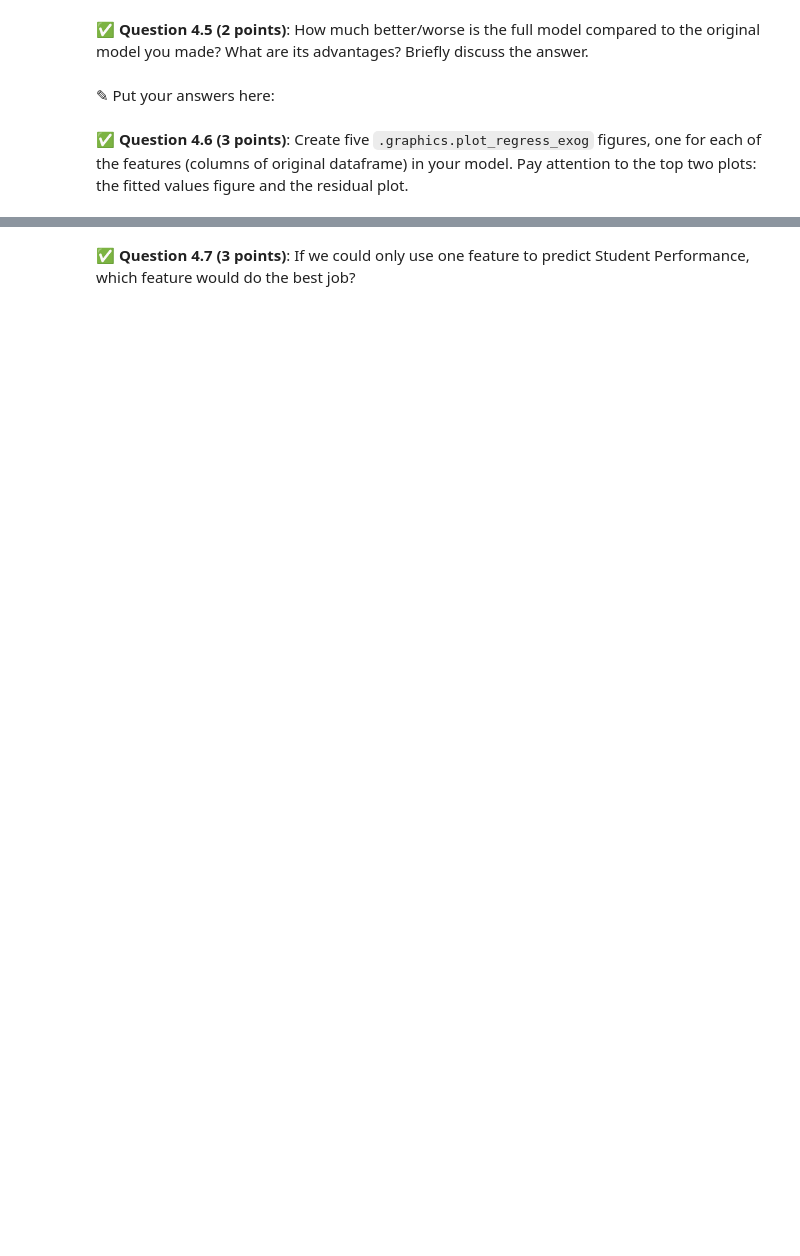
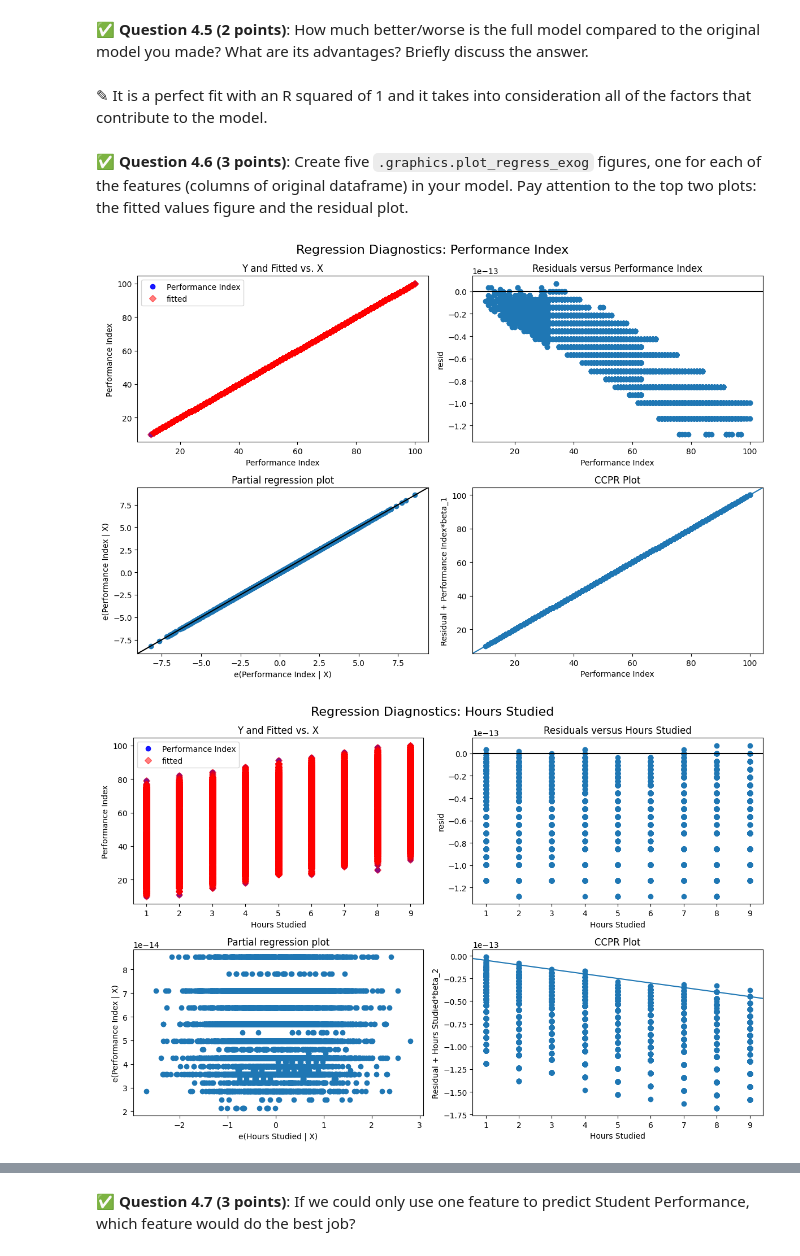
Before and after one commit to aidank247/CMSE202-s25-turnin, a Jupyter notebook: hw-03/HW-03_Regression-S25-STUDENT.ipynb, the cells around one changed output, grey strips where cells are left out. Cells and saved outputs as stored; diff of their text form; code cells hidden in the pictures; blank space fills up the shorter version.

```diff
--- a/hw-03/HW-03_Regression-S25-STUDENT.ipynb
+++ b/hw-03/HW-03_Regression-S25-STUDENT.ipynb
@@ -241,5 +241,8 @@ First, download and read in this synthetic dataset of Student Performance. `http
 &#9989;  **Question 4.1 (5 points)**: Display the data types of the data you have just read in. We want all of our data types to be integers or floats. Modify the `Extracurricular Activities` column so that a YES is now a 1 and a NO is now a 0.
 # %%
 # Put your code here
+
+
+df = pd.read_csv("Student_Performance.csv")
 # %% [markdown]
 &#9989;  **Question 4.2 (5 points)**: Using the `OLS` method in `statsmodels`, perform a multivariable linear regression to predict the `Performance Index` based on `Hours Studied`, `Previous Scores`,`Extracurricular Activities`, `Sample Question Papers Practiced` and `Sleep Hours`. Also, use the `add_constant()` method in `statsmodels` to ensure the model includes a constant term as well. Fit these models and display the summary of results.  For now only use three columns of data as independent variables.You can. choose which columns to use in your model. We will add all of the other columns later.
@@ -259,0 +293,15 @@ First, download and read in this synthetic dataset of Student Performance. `http
+# %%
+# Put your code here
+
+X = df_clean[["Performance Index", "Hours Studied", "Previous Scores", "Sleep Hours"]]
+
+
+Y = df_clean["Performance Index"]
+
+
+X = sm.add_constant(X)
+
+
+model = sm.OLS(y, X).fit()
+
+print(model.summary())
@@ -260,6 +326,6 @@ First, download and read in this synthetic dataset of Student Performance. `http
 # %% [markdown]
 &#9989;  **Question 4.5 (2 points)**: How much better/worse is the full model compared to the original model you made? What are its advantages? Briefly discuss the answer.
-# %% [markdown]
-<font size=+3>&#9998;</font> Put your answers here:
+# %% [markdown]
+<font size=+3>&#9998;</font> It is a perfect fit with an R squared of 1 and it takes into consideration all of the factors that contribute to the model.
 # %% [markdown]
 &#9989;  **Question 4.6 (3 points)**: Create five `.graphics.plot_regress_exog` figures, one for each of the features (columns of original dataframe) in your model. Pay attention to the top two plots: the fitted values figure and the residual plot.
@@ -267,0 +332,21 @@ First, download and read in this synthetic dataset of Student Performance. `http
+# %%
+X = df_clean[["Performance Index", "Hours Studied", "Previous Scores", "Sleep Hours"]]
+
+
+Y = df_clean["Performance Index"]
+
+
+X = sm.add_constant(X)
+
+features = X.columns.drop("const")
+
+
+for feature in features:
+    fig = plt.figure(figsize=(12, 8))
+    plot_regress_exog(model, feature, fig=fig)
+    plt.suptitle(f'Regression Diagnostics: {feature}', fontsize=16)
+    plt.tight_layout()
+    plt.show()
+# %% [output]
+[figure, added]
+[figure, added]
```
Also changed, not shown: parts of 10 cells of this notebook.
